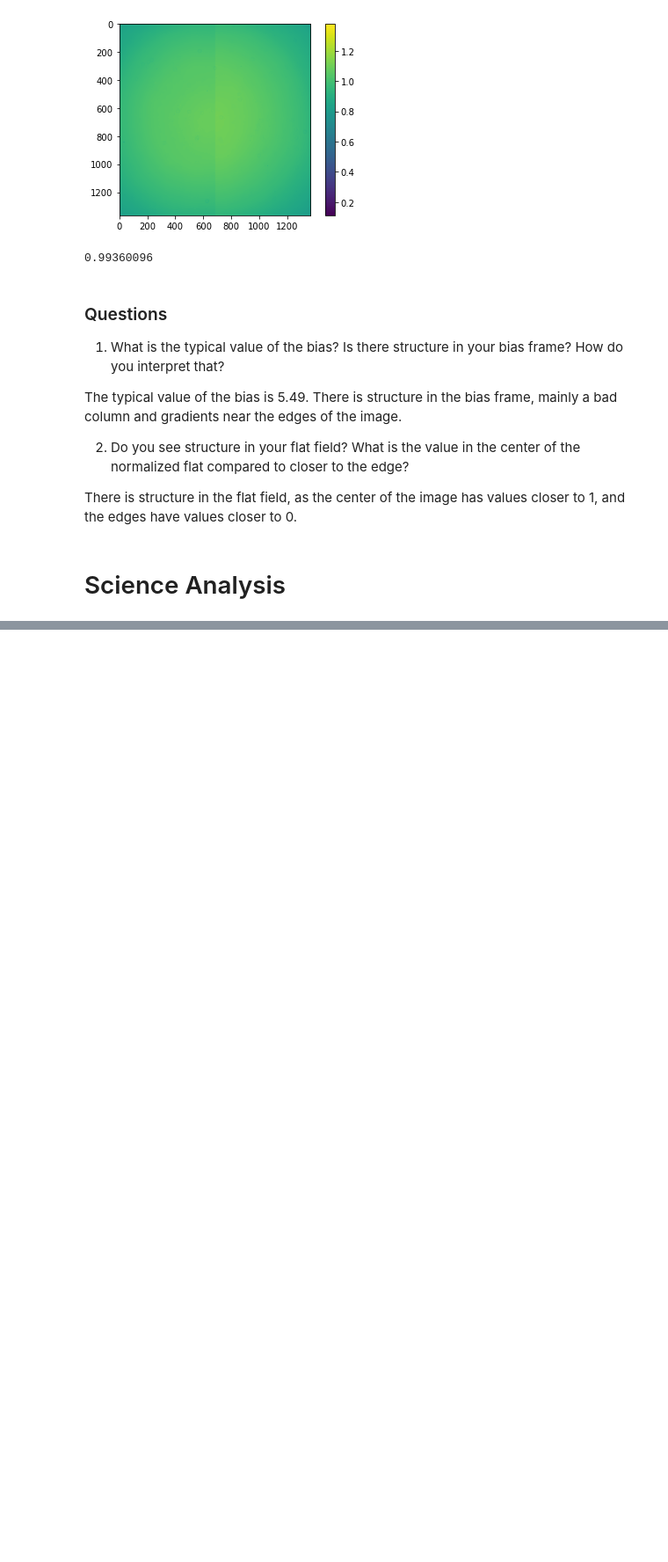
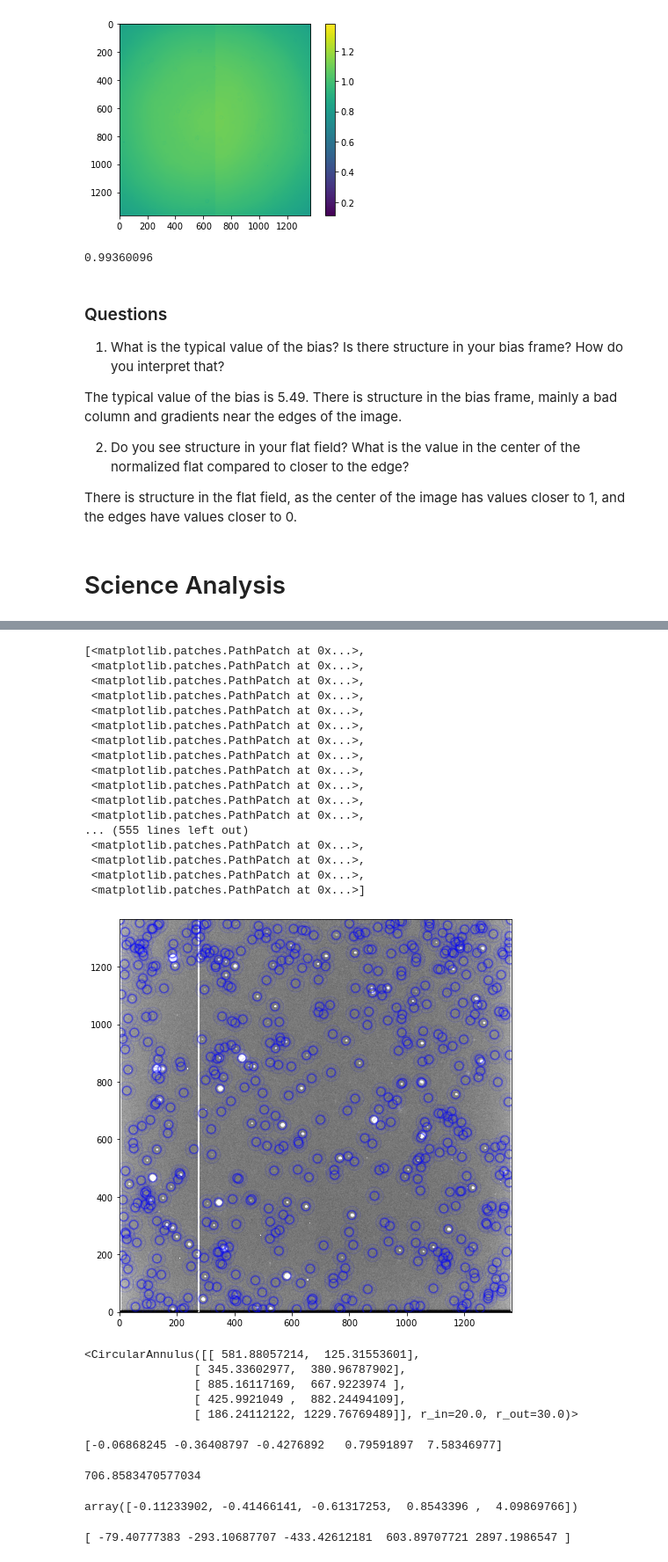
Before and after one commit to SpacialTree/HomeworkBack, a Jupyter notebook: ObsTech/LabTwo/ReportTwo.ipynb, the cells around one changed output, grey strips where cells are left out. Shown: that part at 88% size. Saved outputs shown, nothing was run; the diff lists cells and outputs as text; code cells hidden in the pictures; blank space fills up the shorter version.

```diff
--- a/ObsTech/LabTwo/ReportTwo.ipynb
+++ b/ObsTech/LabTwo/ReportTwo.ipynb
@@ -129,0 +205,64 @@ Length = 574 rows
+# %%
+positions = np.transpose((sources['xcentroid'], sources['ycentroid']))
+apertures = CircularAperture(positions, r=15.)
+phot_table = aperture_photometry(im1, apertures)
+#for col in phot_table.colnames:
+#    phot_table[col].info.format = '%.8g'  # for consistent table output
+#print(phot_table)
+# %%
+annulus_aperture = CircularAnnulus(positions, r_in=20, r_out=30)
+# %%
+fig = plt.figure(figsize=(8,9))
+ax = imshow_norm(im1, origin='lower', interval=ZScaleInterval(), stretch=viz.LinearStretch(), cmap='gray')
+apertures.plot(color='blue', lw=1.5, alpha=0.5)
+annulus_aperture.plot(color='blue', lw=1.5, alpha=0.1)
+# %% [output]
+[<matplotlib.patches.PathPatch at 0x...>,
+ <matplotlib.patches.PathPatch at 0x...>,
+ <matplotlib.patches.PathPatch at 0x...>,
+ <matplotlib.patches.PathPatch at 0x...>,
+ <matplotlib.patches.PathPatch at 0x...>,
+ <matplotlib.patches.PathPatch at 0x...>,
+ <matplotlib.patches.PathPatch at 0x...>,
+ <matplotlib.patches.PathPatch at 0x...>,
+ <matplotlib.patches.PathPatch at 0x...>,
+ <matplotlib.patches.PathPatch at 0x...>,
+ <matplotlib.patches.PathPatch at 0x...>,
+ <matplotlib.patches.PathPatch at 0x...>,
+... (555 lines left out)
+ <matplotlib.patches.PathPatch at 0x...>,
+ <matplotlib.patches.PathPatch at 0x...>,
+ <matplotlib.patches.PathPatch at 0x...>,
+ <matplotlib.patches.PathPatch at 0x...>]
+[figure, added]
+# %%
+annulus_aperture
+# %% [output]
+<CircularAnnulus([[ 581.88057214,  125.31553601],
+                [ 345.33602977,  380.96787902],
+                [ 885.16117169,  667.9223974 ],
+                [ 425.9921049 ,  882.24494109],
+                [ 186.24112122, 1229.76769489]], r_in=20.0, r_out=30.0)>
+# %%
+aperstats = ApertureStats(im1, annulus_aperture)
+bkg_mean = aperstats.mean
+print(bkg_mean)
+# %% [output]
+[-0.06868245 -0.36408797 -0.4276892   0.79591897  7.58346977]
+# %%
+phot_table = aperture_photometry(im1, apertures)
+apertures.area
+# %% [output]
+706.8583470577034
+# %%
+sigclip = SigmaClip(sigma=3.0, maxiters=10)
+aper_stats = ApertureStats(im1, apertures, sigma_clip=None)
+bkg_stats = ApertureStats(im1, annulus_aperture, sigma_clip=sigclip)
+bkg_stats.median
+# %% [output]
+array([-0.11233902, -0.41466141, -0.61317253,  0.8543396 ,  4.09869766])
+# %%
+total_bkg = bkg_stats.median * aper_stats.sum_aper_area.value
+print(total_bkg)
+# %% [output]
+[ -79.40777383 -293.10687707 -433.42612181  603.89707721 2897.1986547 ]
```
Also changed, not shown: parts of 25 cells of this notebook, 6 other files.
